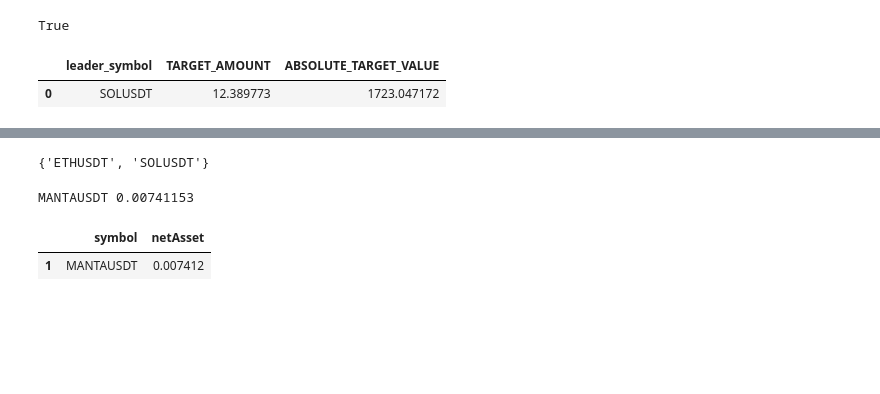
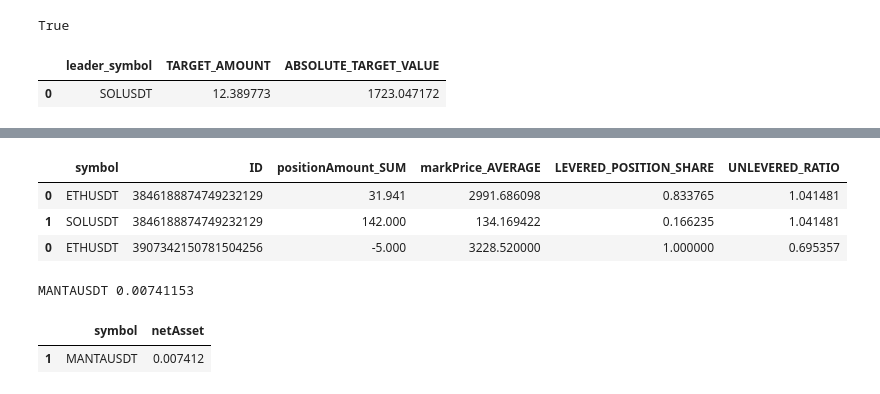
Before and after one commit to thibgl/copy, a Jupyter notebook: back/test.ipynb, the cells around one changed output, grey strips where cells are left out. Cells and saved outputs as stored; diff of their text form; code cells hidden in the pictures; blank space fills up the shorter version.

Commit message:
fixes positions filtering in leader update

```diff
--- a/back/test.ipynb
+++ b/back/test.ipynb
@@ -569,15 +571,13 @@ for user in users:
         user_mix = pd.DataFrame(user["mix"]["data"]).set_index("symbol")
         user_mix_new = leader_mixes.groupby('symbol').agg('sum')
 
-        bot_precisions = bot_precisions_update(bot, unknown_precisions)
-
         if user_mix.to_dict() != user_mix_new.to_dict():
             user_positions_new = roster[roster["ID"].isin(user_leaders["ID"].values)]#.groupby('symbol').agg(aggregate_leader_positions)
             user_account, positions_closed, positions_opened, positions_changed = user_account_update(user, user_positions_new, user_leaders)
             user_account_update_success = await database_update(obj=user, update=user_account, collection='users')
 
             if user_account_update_success:
-                close_positions(positions_closed, symbol_precisions)
+                close_positions(positions_closed, bot)
                 # open_positions(positions_opened)
                 # change_positions(positions_changed)
 
@@ -599,7 +600,10 @@ See the caveats in the documentation: https://pandas.pydata.org/pandas-docs/stab
-# %%
-unknown_precisions
-# %% [output]
-{'ETHUSDT', 'SOLUSDT'}
+# %%
+roster
+# %% [output]
+|  | symbol | ID | positionAmount_SUM | markPrice_AVERAGE | LEVERED_POSITION_SHARE | UNLEVERED_RATIO |
+| 0 | ETHUSDT | 3846188874749232129 | 31.941 | 2991.686098 | 0.833765 | 1.041481 |
+| 1 | SOLUSDT | 3846188874749232129 | 142.000 | 134.169422 | 0.166235 | 1.041481 |
+| 0 | ETHUSDT | 3907342150781504256 | -5.000 | 3228.520000 | 1.000000 | 0.695357 |
 # %%
 def close_positions(closed_positions, precisions):
     for symbol, position in closed_positions.set_index("symbol").iterrows():
```
Also changed, not shown: parts of 2 cells of this notebook, 3 other files.
